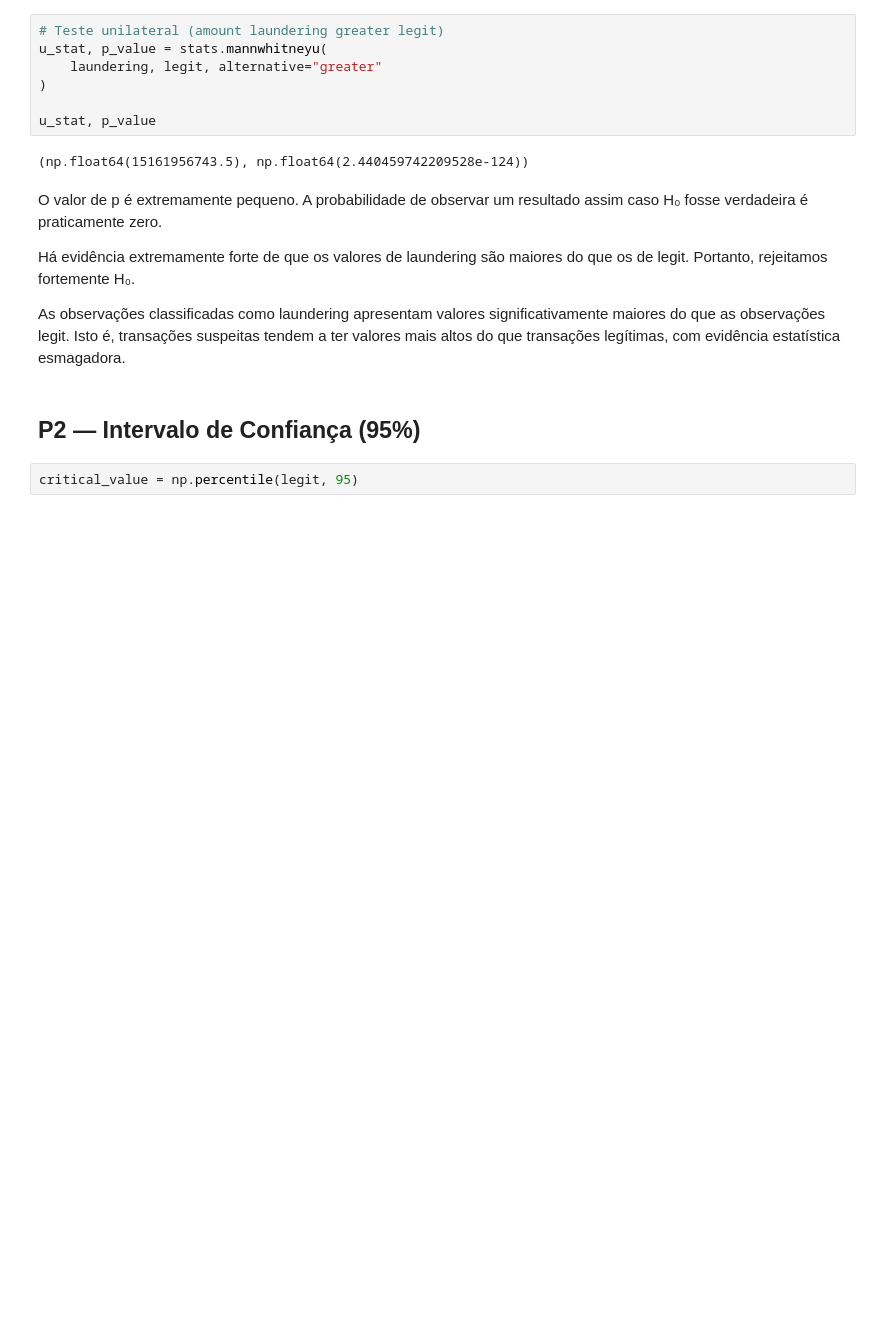
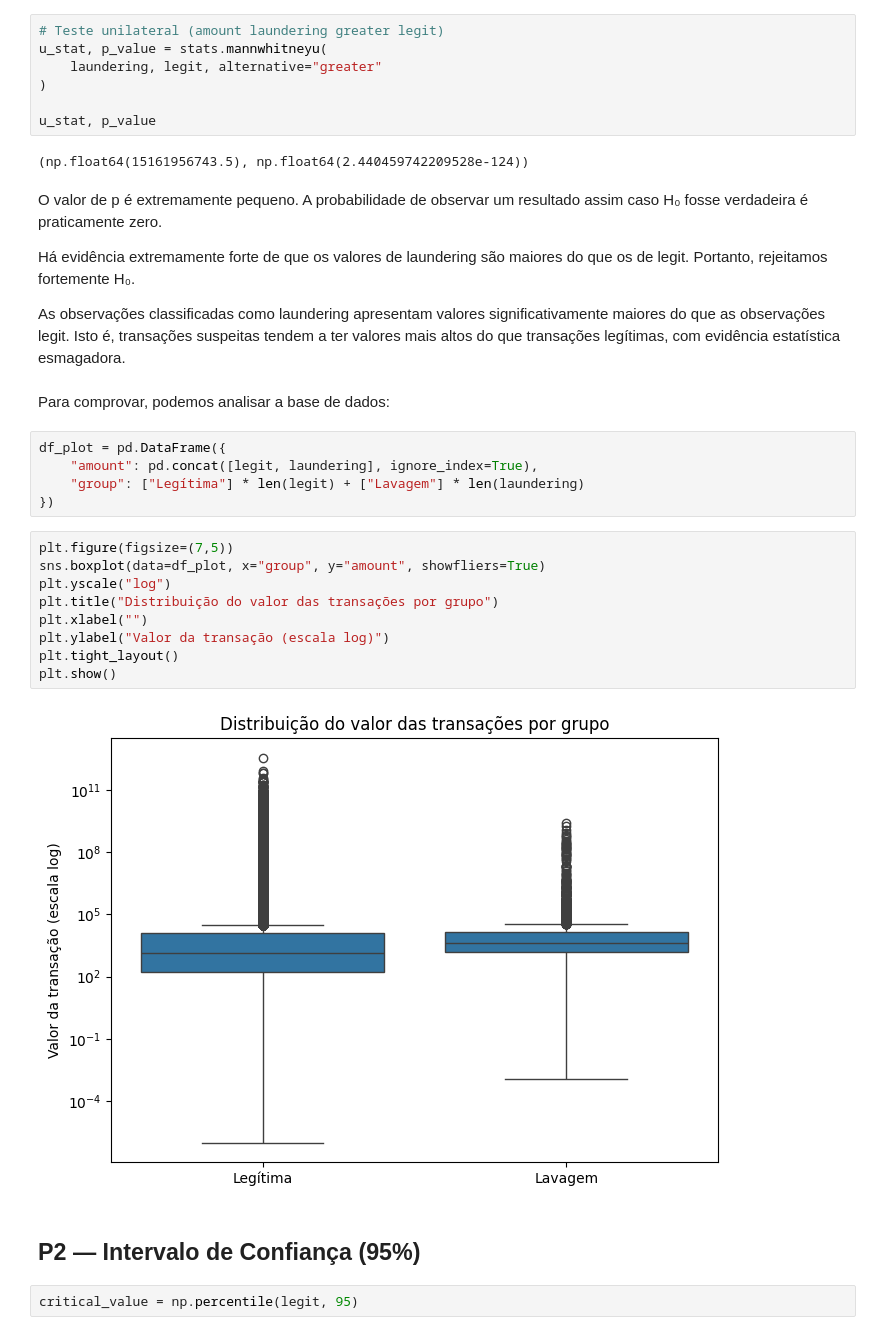
Before and after one commit to ThiagoCavalcantiSilva/analise-estatistica-AML, a Jupyter notebook: Uso de LLM para AML.ipynb, the cells around one changed output. Drawn from its saved outputs; the diff is of its cells as text; blank space fills up the shorter version.

Commit message:
Adicionado gráfico de distribuição de valores por grupo

```diff
--- a/Uso de LLM para AML.ipynb
+++ b/Uso de LLM para AML.ipynb
@@ -253,6 +253,24 @@ O valor de p é extremamente pequeno. A probabilidade de observar um resultado a
 Há evidência extremamente forte de que os valores de laundering são maiores do que os de legit. Portanto, rejeitamos fortemente H₀.
 
 As observações classificadas como laundering apresentam valores significativamente maiores do que as observações legit. Isto é, transações suspeitas tendem a ter valores mais altos do que transações legítimas, com evidência estatística esmagadora.
+# %% [markdown]
+Para comprovar, podemos analisar a base de dados:
+# %%
+df_plot = pd.DataFrame({
+    "amount": pd.concat([legit, laundering], ignore_index=True),
+    "group": ["Legítima"] * len(legit) + ["Lavagem"] * len(laundering)
+})
+# %%
+plt.figure(figsize=(7,5))
+sns.boxplot(data=df_plot, x="group", y="amount", showfliers=True)
+plt.yscale("log")
+plt.title("Distribuição do valor das transações por grupo")
+plt.xlabel("")
+plt.ylabel("Valor da transação (escala log)")
+plt.tight_layout()
+plt.show()
+# %% [output]
+[figure, added]
 # %% [markdown]
 ## P2 — Intervalo de Confiança (95%)
 # %%
```
